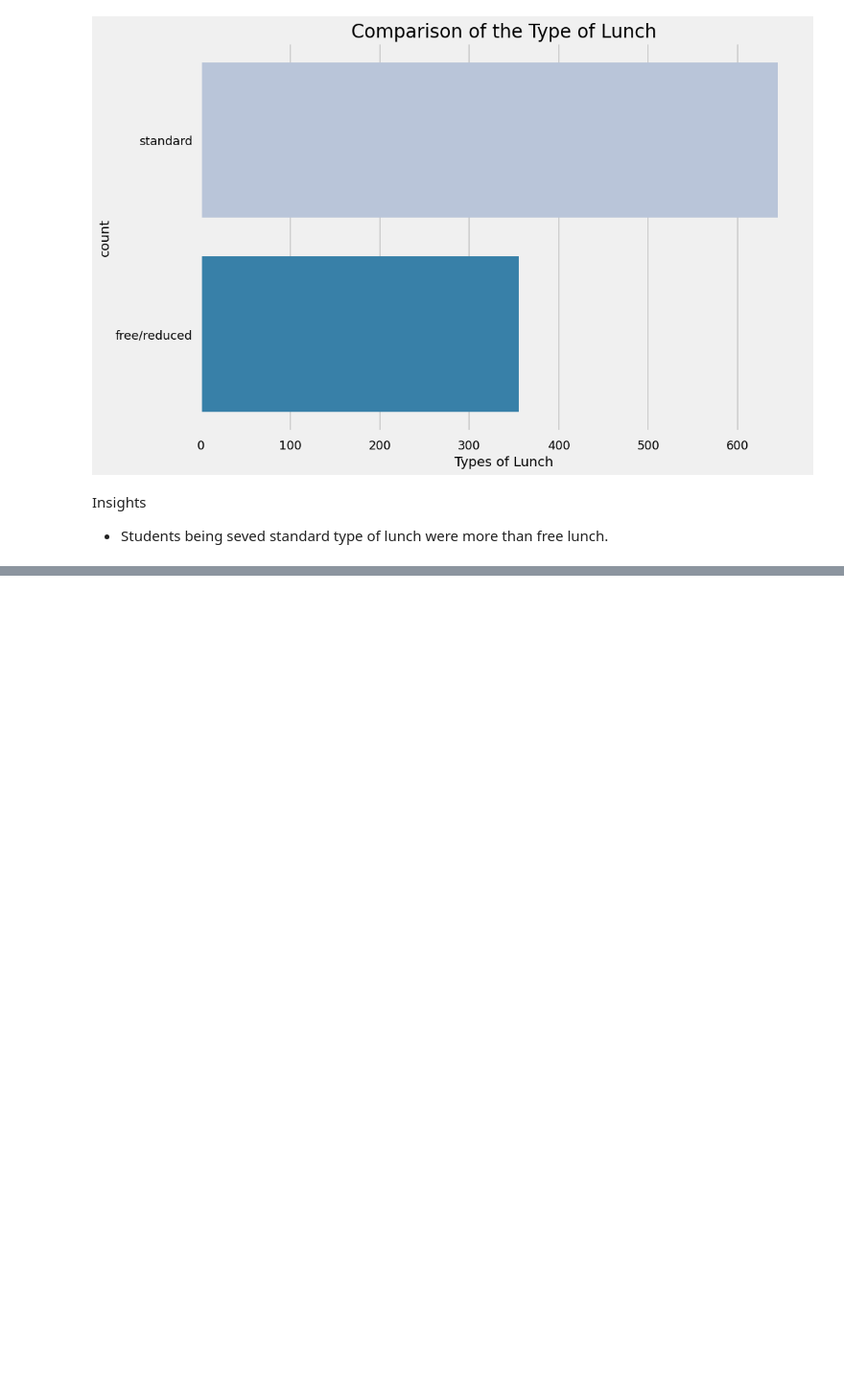
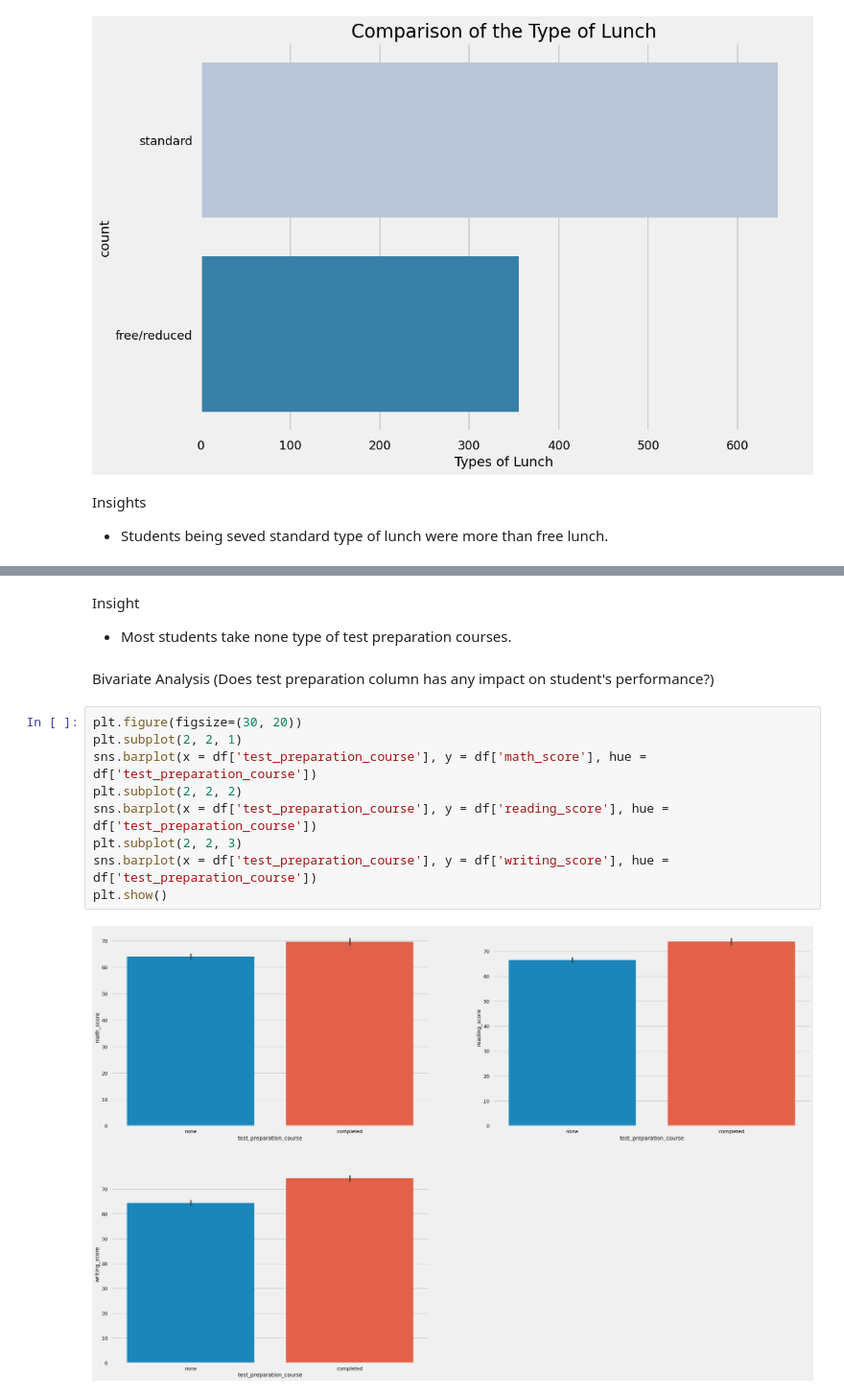
Before and after one commit to cyrolux123/ML-Project, a Jupyter notebook: notebook/EDA.ipynb, the cells around one changed output, grey strips where cells are left out. Shown at 96% size. Drawn from its saved outputs; the diff is of its cells as text; blank space fills up the shorter version.

```diff
--- a/notebook/EDA.ipynb
+++ b/notebook/EDA.ipynb
@@ -548,0 +576,16 @@ Insights
+# %% [markdown]
+Insight
+- Most students take none type of test preparation courses.
+# %% [markdown]
+Bivariate Analysis (Does test preparation column has any impact on student's performance?)
+# %%
+plt.figure(figsize=(30, 20))
+plt.subplot(2, 2, 1)
+sns.barplot(x = df['test_preparation_course'], y = df['math_score'], hue = df['test_preparation_course'])
+plt.subplot(2, 2, 2)
+sns.barplot(x = df['test_preparation_course'], y = df['reading_score'], hue = df['test_preparation_course'])
+plt.subplot(2, 2, 3)
+sns.barplot(x = df['test_preparation_course'], y = df['writing_score'], hue = df['test_preparation_course'])
+plt.show()
+# %% [output]
+[figure, added]
```
Also changed, not shown: parts of 13 cells of this notebook.
